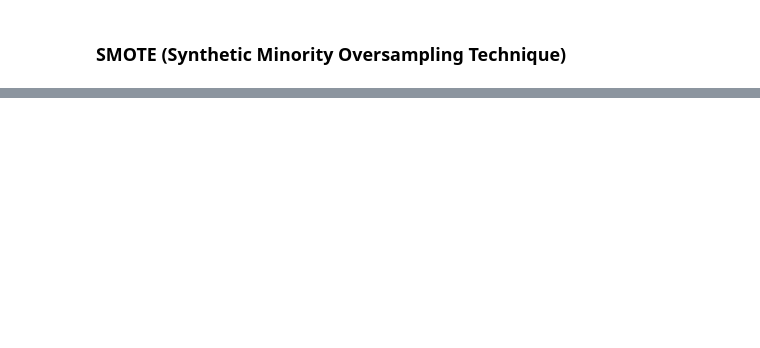
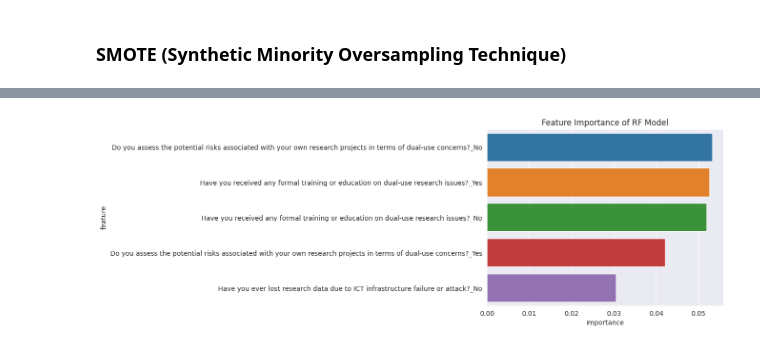
Before and after one commit to Oyebamiji-Micheal/Share-Survey-of-Research-Security-Experiences, a Jupyter notebook: dual-use-research.ipynb, the cells around one changed output, grey strips where cells are left out. Cells and saved outputs as stored; diff of their text form; code cells hidden in the pictures; blank space fills up the shorter version.

```diff
--- a/dual-use-research.ipynb
+++ b/dual-use-research.ipynb
@@ -420,0 +429,8 @@ predictions
+# %%
+# Create and train model
+rf_clf_smote = RandomForestClassifier(random_state=42)
+rf_clf_smote.fit(X_train_ns, y_train_ns)
+
+# Evaluate Model
+rf_clf_smote_metrics = metric_df(rf_clf_smote, 'SMOTE Oversampling')
+rf_clf_smote_metrics
@@ -420,0 +490,5 @@ predictions
+# %%
+sns.barplot(data=importance_df_rf.head(), x='importance', y='feature')
+plt.title('Feature Importance of RF Model');
+# %% [output]
+[figure, added]
```
Also changed, not shown: parts of 18 cells of this notebook.
